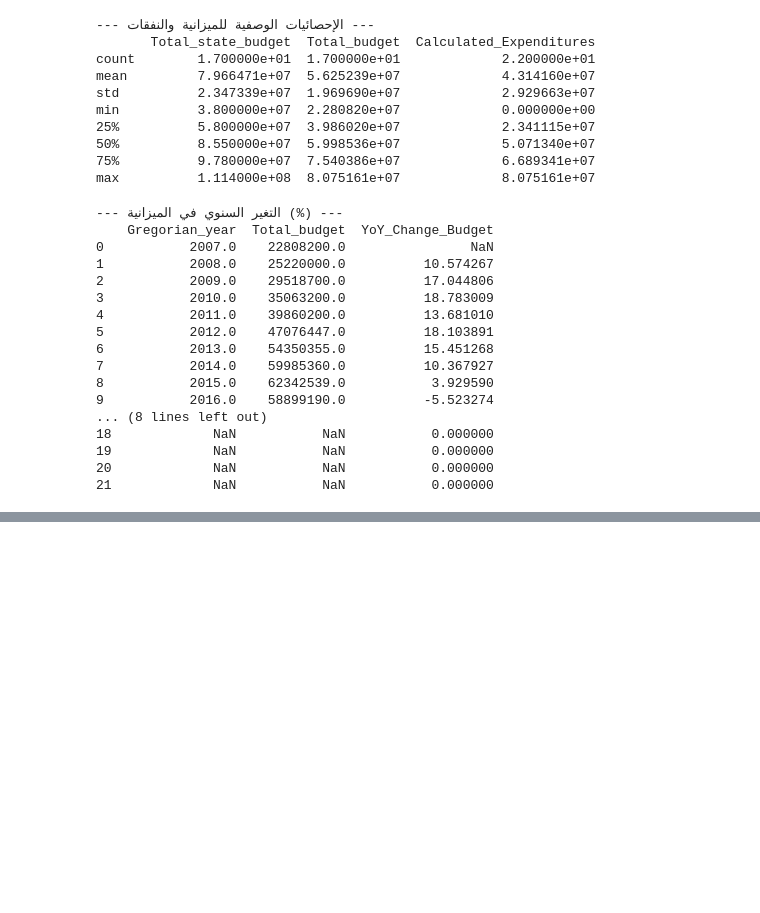
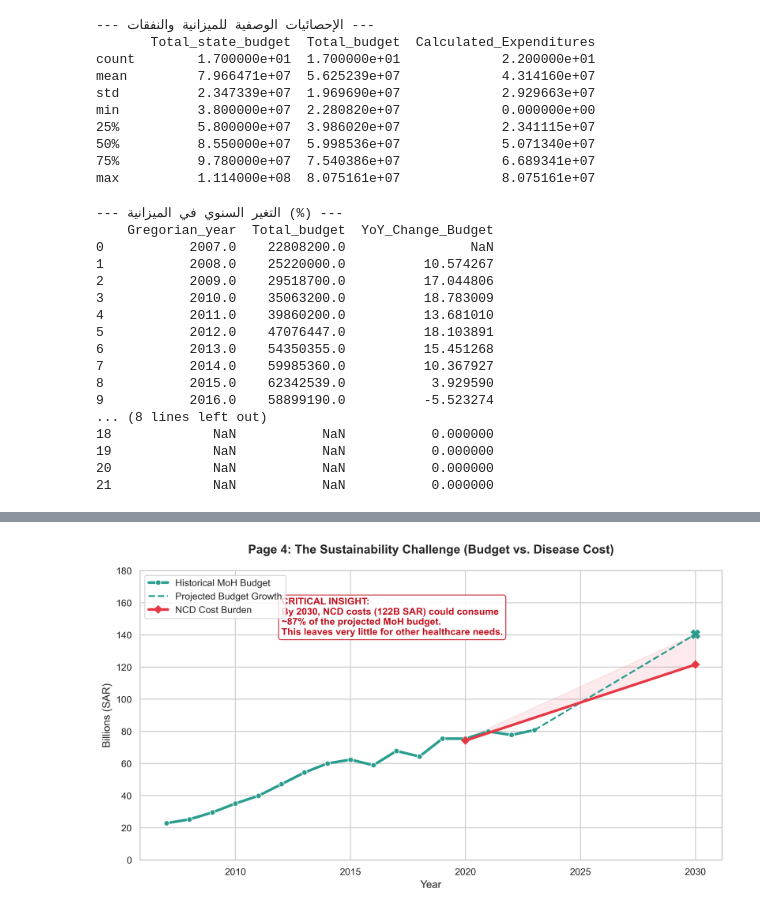
Before and after one commit to Razanmtw17/GDP6_CAPSTONE, a Jupyter notebook: notebooks/MOH_Budget.ipynb, the cells around one changed output, grey strips where cells are left out. Drawn from its saved outputs; the diff is of its cells as text; code cells hidden in the pictures; blank space fills up the shorter version.

Commit message:
ANALYZING COST OF AGING & PROGRESSION

```diff
--- a/notebooks/MOH_Budget.ipynb
+++ b/notebooks/MOH_Budget.ipynb
@@ -156 +148,99 @@ print("Time Series Line Chart successfully generated. This chart shows the overa
 Time Series Line Chart successfully generated. This chart shows the overall budget growth.
+# %%
+import pandas as pd
+import numpy as np
+import matplotlib.pyplot as plt
+import seaborn as sns
+
+
+sns.set_theme(style="whitegrid")
+plt.rcParams['figure.dpi'] = 300
+plt.rcParams['font.family'] = 'sans-serif'
+
+def save_plot(filename):
+    plt.tight_layout()
+    plt.savefig(filename)
+    print(f"   [Output] Chart saved as: {filename}")
+    plt.close()
+
+
+print(">>> STEP 4: ANALYZING MOH BUDGET HISTORY...")
+
+df_budget = pd.read_excel('../data/economic_burden/Ministry of Health Budget 2007 To 2023.xlsx')
+
+df_budget = df_budget[['Gregorian_year', 'Total_budget']].copy()
+
+df_budget = df_budget.dropna()
+
+df_budget['Year'] = df_budget['Gregorian_year'].astype(int)
+df_budget['Total_budget'] = df_budget['Total_budget'].astype(float)
+
+df_budget['Budget_SAR'] = df_budget['Total_budget'] * 1000
+
+df_budget['Budget_Billion'] = df_budget['Budget_SAR'] / 1_000_000_000
+
+df_budget = df_budget.sort_values('Year')
+
+print(f"   [Success] Loaded {len(df_budget)} years of budget data.")
+print(f"   Last recorded budget ({df_budget['Year'].iloc[-1]}): {df_budget['Budget_Billion'].iloc[-1]:.2f} Billion SAR")
+
+
+
+start_val = df_budget['Budget_Billion'].iloc[0]
+end_val = df_budget['Budget_Billion'].iloc[-1]
+years_count = df_budget['Year'].iloc[-1] - df_budget['Year'].iloc[0]
+
+budget_cagr = (end_val / start_val)**(1/years_count) - 1
+
+
+years_to_2030 = 2030 - df_budget['Year'].iloc[-1]
+projected_budget_2030 = end_val * ((1 + budget_cagr) ** years_to_2030)
+
+
+ncd_cost_2030 = 32.4 * 3.75
+
+share_percentage = (ncd_cost_2030 / projected_budget_2030) * 100
+
+print(f"   -> Historical Budget Growth (CAGR): {budget_cagr:.2%}")
+print(f"   -> Projected 2030 Budget: {projected_budget_2030:.2f} Billion SAR")
+print(f"   -> NCD Burden 2030: {ncd_cost_2030:.2f} Billion SAR")
+print(f"   -> Warning: NCDs could consume {share_percentage:.1f}% of the Ministry's budget.")
+
+
+
+
+fig4, ax4 = plt.subplots(figsize=(12, 6))
+
+sns.lineplot(data=df_budget, x='Year', y='Budget_Billion',
+             marker='o', linewidth=3, color='#2a9d8f', label='Historical MoH Budget', ax=ax4)
+
+x_proj = [df_budget['Year'].iloc[-1], 2030]
+y_proj = [end_val, projected_budget_2030]
+ax4.plot(x_proj, y_proj, linestyle='--', color='#2a9d8f', linewidth=2, label='Projected Budget Growth')
+ax4.plot(2030, projected_budget_2030, marker='X', markersize=10, color='#2a9d8f')
+
+ncd_x = [2020, 2030]
+ncd_y = [19.8 * 3.75, 32.4 * 3.75]
+ax4.plot(ncd_x, ncd_y, color='#e63946', linewidth=3, marker='D', label='NCD Cost Burden')
+
+budget_2020_est = np.interp(2020, df_budget['Year'], df_budget['Budget_Billion'])
+
+ax4.fill_between([2020, 2030], ncd_y, [budget_2020_est, projected_budget_2030],
+                 color='#e63946', alpha=0.1)
+
+ax4.set_title('Page 4: The Sustainability Challenge (Budget vs. Disease Cost)', fontsize=14, fontweight='bold', pad=20)
+ax4.set_ylabel('Billions (SAR)')
+ax4.set_xlabel('Year')
+ax4.legend(loc='upper left')
+ax4.set_ylim(0, 180)
+
+insight_text = (f"CRITICAL INSIGHT:\n"
+                f"By 2030, NCD costs ({ncd_cost_2030:.0f}B SAR) could consume\n"
+                f"~{share_percentage:.0f}% of the projected MoH budget.\n"
+                f"This leaves very little for other healthcare needs.")
+
+ax4.text(2012, 140, insight_text, fontsize=11, color='#c1121f', weight='bold',
+         bbox=dict(boxstyle='round', facecolor='white', edgecolor='#c1121f', alpha=0.9))
+fig4.show()
+#ave_plot('Page4_Budget_Sustainability.png')
+# %% [output]
@@ -156,0 +254 @@ Time Series Line Chart successfully generated. This chart shows the overall budg
+[figure, added]
```
Also changed, not shown: parts of 5 cells of this notebook, 4 other files.
